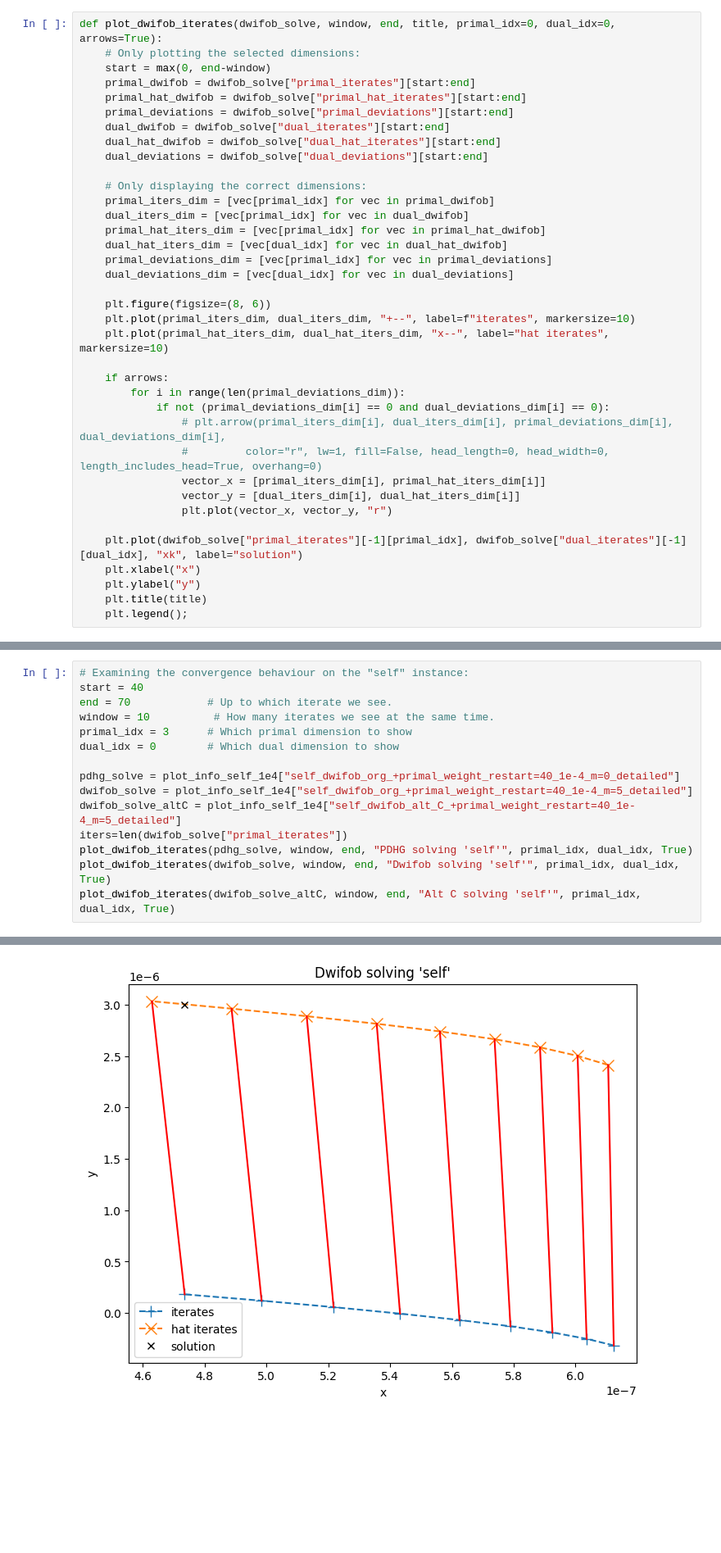
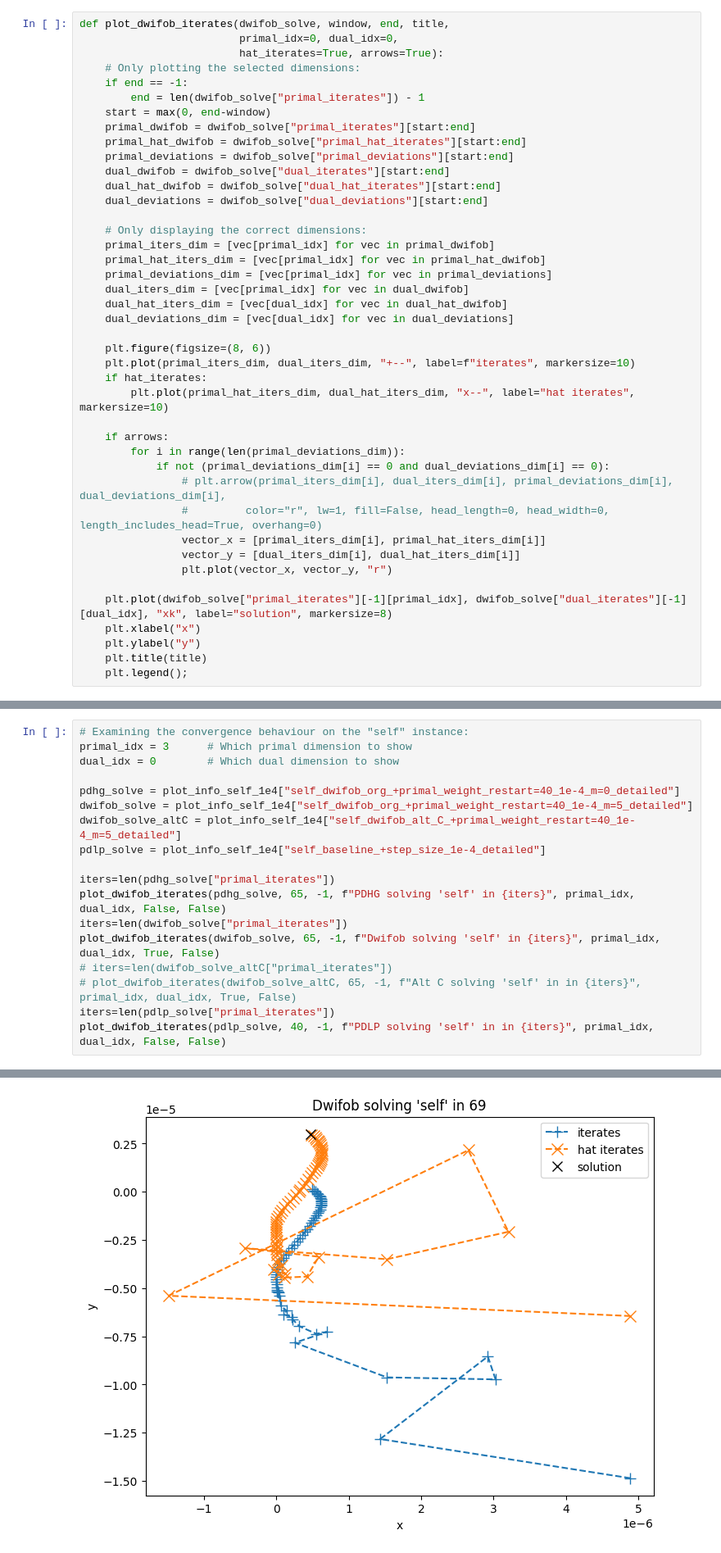
Before and after one commit to TheodorAT/MasterThesis, a Jupyter notebook: scripts/plot_convegence_understanding.ipynb, the cells around one changed output, grey strips where cells are left out. Shown at 82% size. Saved outputs shown, nothing was run; the diff lists cells and outputs as text; blank space fills up the shorter version.

```diff
--- a/scripts/plot_convegence_understanding.ipynb
+++ b/scripts/plot_convegence_understanding.ipynb
@@ -84,8 +81,12 @@ plt.legend();
 # %% [output]
 [figure]
 # %%
-def plot_dwifob_iterates(dwifob_solve, window, end, title, primal_idx=0, dual_idx=0, arrows=True):
+def plot_dwifob_iterates(dwifob_solve, window, end, title,
+                         primal_idx=0, dual_idx=0,
+                         hat_iterates=True, arrows=True):
     # Only plotting the selected dimensions:
+    if end == -1:
+        end = len(dwifob_solve["primal_iterates"]) - 1
     start = max(0, end-window)
     primal_dwifob = dwifob_solve["primal_iterates"][start:end]
     primal_hat_dwifob = dwifob_solve["primal_hat_iterates"][start:end]
@@ -96,15 +97,16 @@ def plot_dwifob_iterates(dwifob_solve, window, end, title, primal_idx=0, dual_id
 
     # Only displaying the correct dimensions:
     primal_iters_dim = [vec[primal_idx] for vec in primal_dwifob]
+    primal_hat_iters_dim = [vec[primal_idx] for vec in primal_hat_dwifob]
+    primal_deviations_dim = [vec[primal_idx] for vec in primal_deviations]
     dual_iters_dim = [vec[primal_idx] for vec in dual_dwifob]
-    primal_hat_iters_dim = [vec[primal_idx] for vec in primal_hat_dwifob]
     dual_hat_iters_dim = [vec[dual_idx] for vec in dual_hat_dwifob]
-    primal_deviations_dim = [vec[primal_idx] for vec in primal_deviations]
     dual_deviations_dim = [vec[dual_idx] for vec in dual_deviations]
 
     plt.figure(figsize=(8, 6))
     plt.plot(primal_iters_dim, dual_iters_dim, "+--", label=f"iterates", markersize=10)
-    plt.plot(primal_hat_iters_dim, dual_hat_iters_dim, "x--", label="hat iterates", markersize=10)
+    if hat_iterates:
+        plt.plot(primal_hat_iters_dim, dual_hat_iters_dim, "x--", label="hat iterates", markersize=10)
 
     if arrows:
         for i in range(len(primal_deviations_dim)):
@@ -115,7 +117,7 @@ def plot_dwifob_iterates(dwifob_solve, window, end, title, primal_idx=0, dual_id
                 vector_y = [dual_iters_dim[i], dual_hat_iters_dim[i]]
                 plt.plot(vector_x, vector_y, "r")
 
-    plt.plot(dwifob_solve["primal_iterates"][-1][primal_idx], dwifob_solve["dual_iterates"][-1][dual_idx], "xk", label="solution")
+    plt.plot(dwifob_solve["primal_iterates"][-1][primal_idx], dwifob_solve["dual_iterates"][-1][dual_idx], "xk", label="solution", markersize=8)
     plt.xlabel("x")
     plt.ylabel("y")
     plt.title(title)
@@ -140,17 +142,20 @@ plot_dwifob_iterates(dwifob_solve_altC, window, end, "Alt C solving trivial lp t
 [figure]
 # %%
 # Examining the convergence behaviour on the "self" instance:
-start = 40
-end = 70            # Up to which iterate we see.
-window = 10          # How many iterates we see at the same time.
 primal_idx = 3      # Which primal dimension to show
 dual_idx = 0        # Which dual dimension to show
 
 pdhg_solve = plot_info_self_1e4["self_dwifob_org_+primal_weight_restart=40_1e-4_m=0_detailed"]
 dwifob_solve = plot_info_self_1e4["self_dwifob_org_+primal_weight_restart=40_1e-4_m=5_detailed"]
 dwifob_solve_altC = plot_info_self_1e4["self_dwifob_alt_C_+primal_weight_restart=40_1e-4_m=5_detailed"]
+pdlp_solve = plot_info_self_1e4["self_baseline_+step_size_1e-4_detailed"]
+
+iters=len(pdhg_solve["primal_iterates"])
+plot_dwifob_iterates(pdhg_solve, 65, -1, f"PDHG solving 'self' in {iters}", primal_idx, dual_idx, False, False)
 iters=len(dwifob_solve["primal_iterates"])
-plot_dwifob_iterates(pdhg_solve, window, end, "PDHG solving 'self'", primal_idx, dual_idx, True)
-plot_dwifob_iterates(dwifob_solve, window, end, "Dwifob solving 'self'", primal_idx, dual_idx, True)
-plot_dwifob_iterates(dwifob_solve_altC, window, end, "Alt C solving 'self'", primal_idx, dual_idx, True)
+plot_dwifob_iterates(dwifob_solve, 65, -1, f"Dwifob solving 'self' in {iters}", primal_idx, dual_idx, True, False)
+# iters=len(dwifob_solve_altC["primal_iterates"])
+# plot_dwifob_iterates(dwifob_solve_altC, 65, -1, f"Alt C solving 'self' in in {iters}", primal_idx, dual_idx, True, False)
+iters=len(pdlp_solve["primal_iterates"])
+plot_dwifob_iterates(pdlp_solve, 40, -1, f"PDLP solving 'self' in in {iters}", primal_idx, dual_idx, False, False)
 # %% [output]
@@ -158 +163 @@ plot_dwifob_iterates(dwifob_solve_altC, window, end, "Alt C solving 'self'", pri
-[figure, old version]
+[figure, new version]
```
Also changed, not shown: parts of 3 cells of this notebook, 5 other files.
